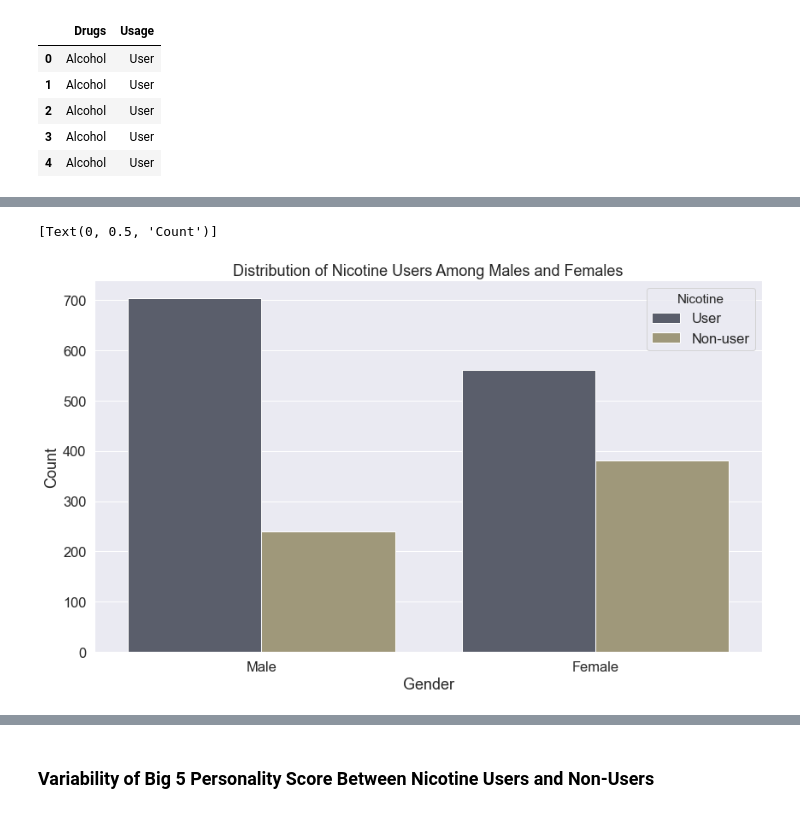
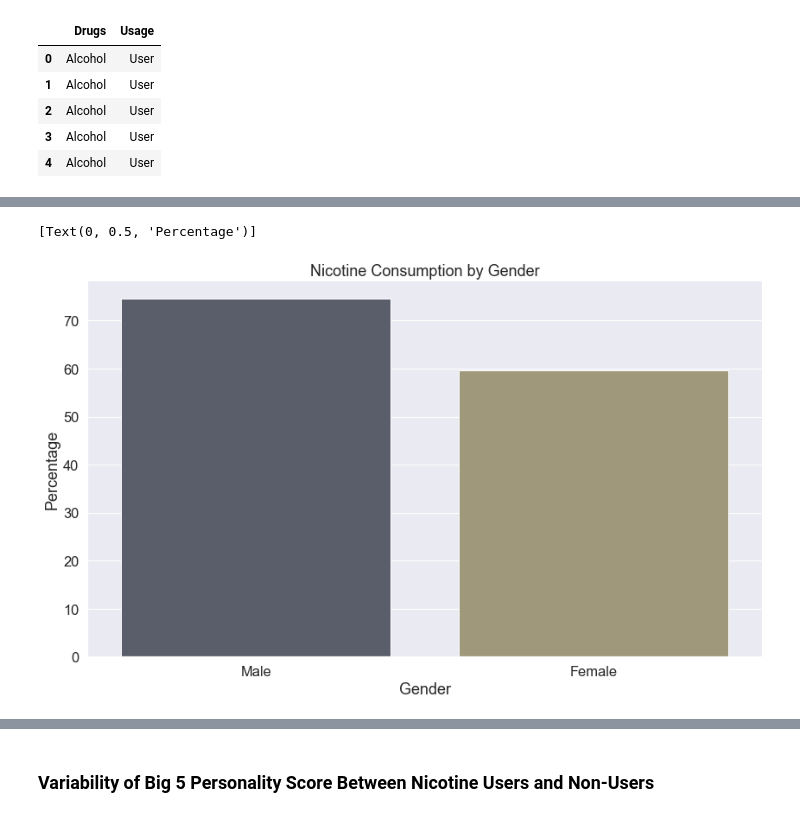
Before and after one commit to filiaguilar/Springboard-DS, a Jupyter notebook: Capstone/Personality Profile Drug Consumption Risk - EDA.ipynb, the cells around one changed output, grey strips where cells are left out. Saved outputs shown, nothing was run; the diff lists cells and outputs as text; code cells hidden in the pictures.

```diff
--- a/Capstone/Personality Profile Drug Consumption Risk - EDA.ipynb
+++ b/Capstone/Personality Profile Drug Consumption Risk - EDA.ipynb
@@ -92,10 +110,21 @@ sns.countplot(x='Age', hue='Nicotine', order=ages, data=nico_age, palette='Set1'
+# %%
+nico_gen = df.loc[:,['Gender','Nicotine']]
+nico_gen_grouped = nico_gen.groupby('Gender')['Nicotine'].value_counts(normalize=True).sort_values(ascending=False)
+gen = [i for i, j in nico_gen_grouped.index if j=='User']
+usg_percent = [round(nico_gen_grouped[i][j]*100,2) for i, j in nico_gen_grouped.index if j=='User']
+# %%
+plt.figure(figsize=(14,8))
+sns.set(font_scale=1.5)
+plt.xlabel('Gender')
+plt.title('Nicotine Consumption by Gender')
+sns.barplot(x=gen, y=usg_percent, palette='cividis').set(ylabel='Percentage')
+# %% [output]
+[Text(0, 0.5, 'Percentage')]
+[figure, added]
 # %%
-nico_gen = df.loc[:,['Gender','Nicotine']]
+#nico_gen = df.loc[:,['Gender','Nicotine']]
 
-plt.figure(figsize=(14,8))
-sns.set(font_scale=1.5)
-plt.title('Distribution of Nicotine Users Among Males and Females')
-sns.countplot(x='Gender', hue='Nicotine', order=['Male','Female'], data=nico_gen, palette='cividis').set(ylabel='Count')
+#plt.figure(figsize=(14,8))
+#sns.set(font_scale=1.5)
+#plt.title('Distribution of Nicotine Users Among Males and Females')
+#sns.countplot(x='Gender', hue='Nicotine', order=['Male','Female'], data=nico_gen, palette='cividis').set(ylabel='Count')
-# %% [output]
-[Text(0, 0.5, 'Count')]
-[figure, removed]
```
Also changed, not shown: parts of 29 cells of this notebook.
